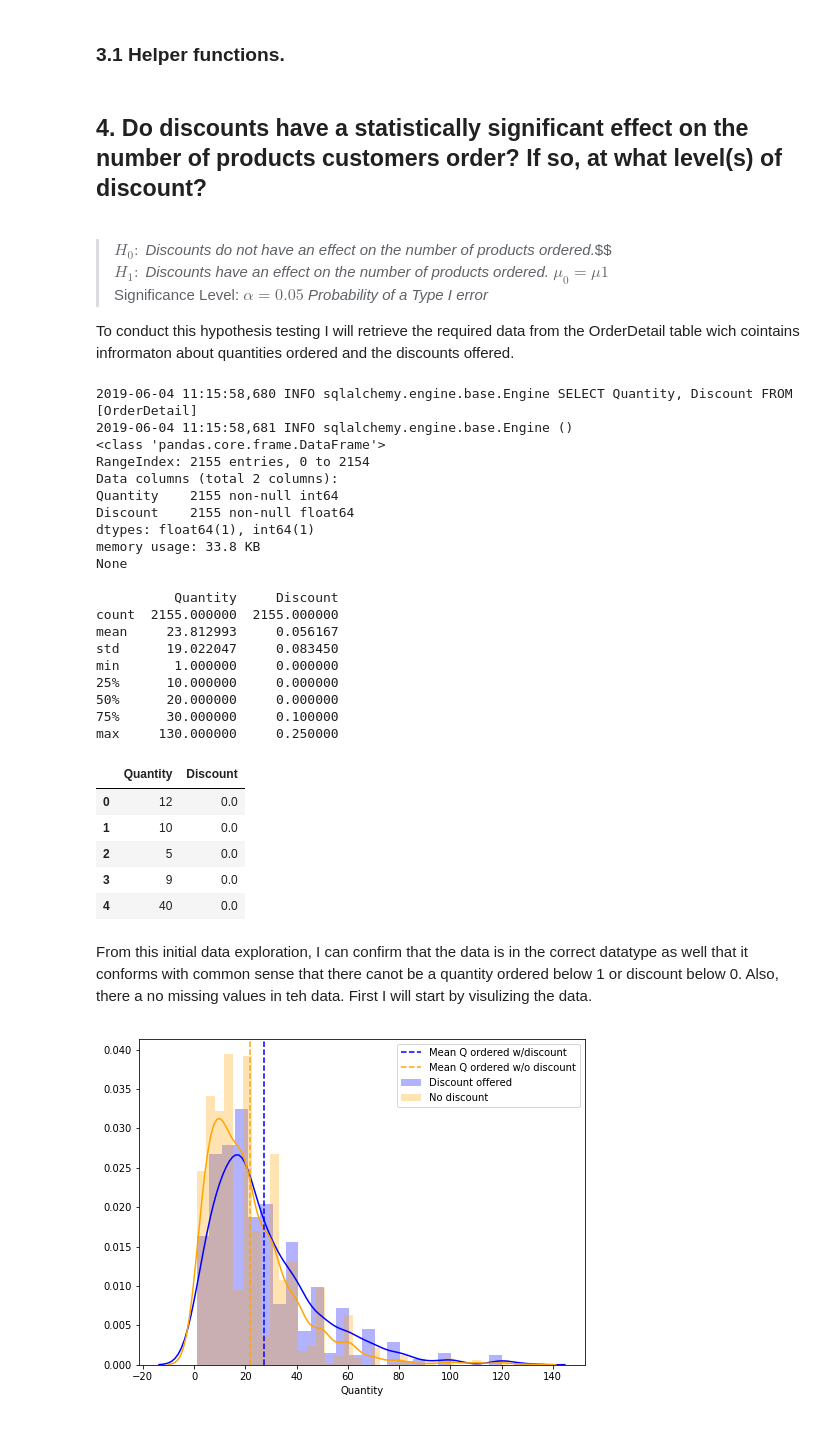
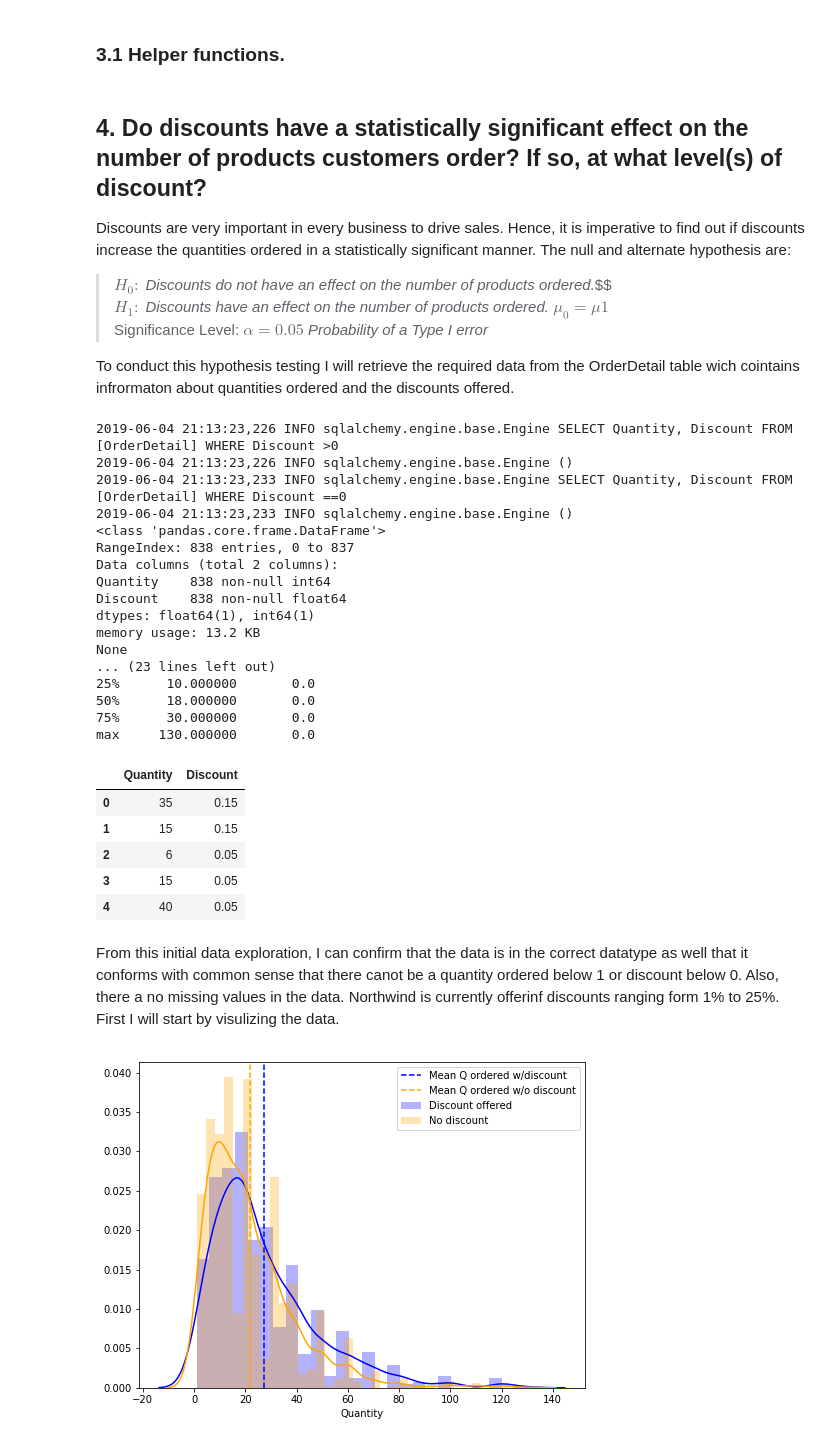
Before and after one commit to feraguilari/dsc-2-final-project-online-ds-pt-021119, a Jupyter notebook: student.ipynb, the cells around one changed output. Drawn from its saved outputs; the diff is of its cells as text; code cells hidden in the pictures.

Commit message:
Finished first part of question 1

```diff
--- a/student.ipynb
+++ b/student.ipynb
@@ -94,6 +142,6 @@ db_tables
 # %% [markdown]
 ## 4.  Do discounts have a statistically significant effect on the number of products customers order? If so, at what level(s) of discount?<br>
-<br>
+Discounts are very important in every business to drive sales. Hence, it is imperative to find out if discounts increase the quantities ordered in a statistically significant manner. The null and alternate hypothesis are:<br>
 
 > $H_{0}:$ *Discounts do not have an effect on the number of products ordered.*$$ <br>
 > $H_{1}:$ *Discounts have an effect on the number of products ordered.* $\mu_0 =\mu1 $ <br>
@@ -101,41 +149,44 @@ db_tables
 
 To conduct this hypothesis testing I will retrieve the required data from the OrderDetail table wich cointains infrormaton about quantities ordered and the discounts offered.
 # %%
-df_order = pd.read_sql_query("SELECT Quantity, Discount FROM [OrderDetail]", engine)
+#Create dataframes with relevant data.
+#Orders with discount
+df_orderd = pd.read_sql_query("SELECT Quantity, Discount FROM [OrderDetail] WHERE Discount >0", engine)
+#Orders without discount
+df_ordernd = pd.read_sql_query("SELECT Quantity, Discount FROM [OrderDetail] WHERE Discount ==0", engine)
 #Check for null values and correct datatype.
-print(df_order.info(), '\n')
+print(df_orderd.info(),)
+print(df_ordernd.info(), '\n')
 #Descriptive statistics.
-print(df_order.describe())
+print(df_orderd.describe())
+print(df_ordernd.describe())
 #Visualize first lines of dataframe.
-df_order.head()
+df_orderd.head()
 # %% [output]
-2019-06-04 11:15:58,680 INFO sqlalchemy.engine.base.Engine SELECT Quantity, Discount FROM [OrderDetail]
-2019-06-04 11:15:58,681 INFO sqlalchemy.engine.base.Engine ()
+2019-06-04 21:13:23,226 INFO sqlalchemy.engine.base.Engine SELECT Quantity, Discount FROM [OrderDetail] WHERE Discount >0
+2019-06-04 21:13:23,226 INFO sqlalchemy.engine.base.Engine ()
+2019-06-04 21:13:23,233 INFO sqlalchemy.engine.base.Engine SELECT Quantity, Discount FROM [OrderDetail] WHERE Discount ==0
+2019-06-04 21:13:23,233 INFO sqlalchemy.engine.base.Engine ()
 <class 'pandas.core.frame.DataFrame'>
-RangeIndex: 2155 entries, 0 to 2154
+RangeIndex: 838 entries, 0 to 837
 Data columns (total 2 columns):
-Quantity    2155 non-null int64
-Discount    2155 non-null float64
+Quantity    838 non-null int64
+Discount    838 non-null float64
 dtypes: float64(1), int64(1)
-memory usage: 33.8 KB
+memory usage: 13.2 KB
 None
-
-          Quantity     Discount
-count  2155.000000  2155.000000
-mean     23.812993     0.056167
-std      19.022047     0.083450
-min       1.000000     0.000000
-25%      10.000000     0.000000
-50%      20.000000     0.000000
-75%      30.000000     0.100000
-max     130.000000     0.250000
+... (23 lines left out)
+25%      10.000000       0.0
+50%      18.000000       0.0
+75%      30.000000       0.0
+max     130.000000       0.0
 |  | Quantity | Discount |
-| 0 | 12 | 0.0 |
-| 1 | 10 | 0.0 |
-| 2 | 5 | 0.0 |
-| 3 | 9 | 0.0 |
-| 4 | 40 | 0.0 |
+| 0 | 35 | 0.15 |
+| 1 | 15 | 0.15 |
+| 2 | 6 | 0.05 |
+| 3 | 15 | 0.05 |
+| 4 | 40 | 0.05 |
 # %% [markdown]
-From this initial data exploration, I can confirm that the data is in the correct datatype as well that it conforms with common sense that there canot be a quantity ordered below 1 or discount below 0. Also, there a no missing values in teh data. First I will start by visulizing the data.
+From this initial data exploration, I can confirm that the data is in the correct datatype as well that it conforms with common sense that there canot be a quantity ordered below 1 or discount below 0. Also, there a no missing values in the data. Northwind is currently offerinf discounts ranging form 1% to 25%. First I will start by visulizing the data.
 # %%
 fig = plt.figure(figsize=(8,6))
```
Also changed, not shown: parts of 12 cells of this notebook.
